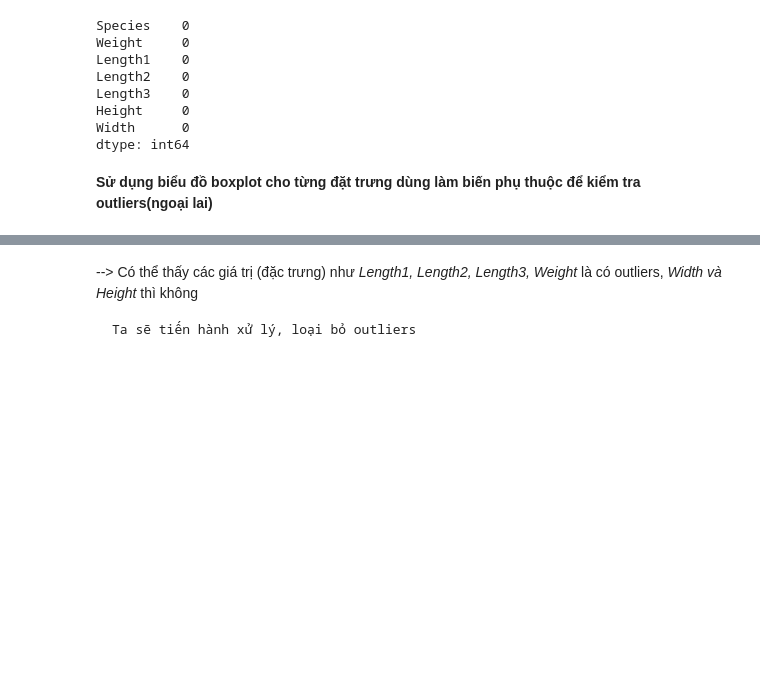
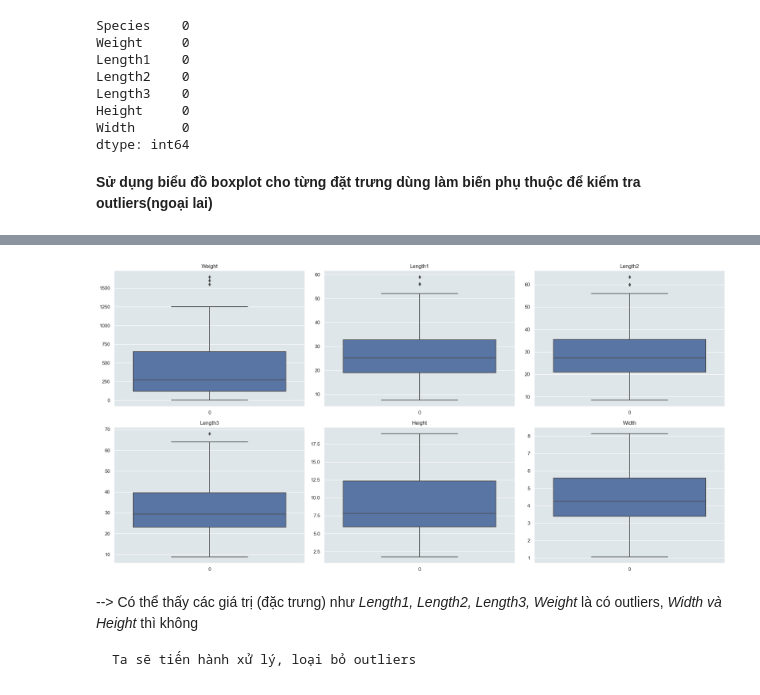
Before and after one commit to VoDuyLongNN/datamining, a Jupyter notebook: BaoCao/baocao.ipynb, the cells around one changed output, grey strips where cells are left out. Drawn from its saved outputs; the diff is of its cells as text; code cells hidden in the pictures; blank space fills up the shorter version.

```diff
--- a/BaoCao/baocao.ipynb
+++ b/BaoCao/baocao.ipynb
@@ -93,0 +64,3 @@ plt.show()
+# %%
+data_draw_boxplot_data = data.drop(columns='Species', axis=1)
+data_draw_boxplot_data
@@ -94,3 +81,16 @@ plt.show()
+# %%
+seaborn.set(rc={'axes.facecolor':'#dfe6e9', 'figure.facecolor':'#fff'})
+
+fig, axes = plt.subplots(2, 3, figsize=(20, 10))
+
+for ax, col in zip(axes.flat, data_draw_boxplot_data.columns):
+   seaborn.boxplot(data_draw_boxplot_data[col], ax=ax)
+   ax.set_title(col)
+
+plt.tight_layout()
+plt.show()
+# %% [output]
+[figure, added]
 # %% [markdown]
 --> Có thể thấy các giá trị (đặc trưng) như *Length1, Length2, Length3, Weight* là có outliers, *Width và Height* thì không
 
```
Also changed, not shown: parts of 25 cells of this notebook, 23 other files.
